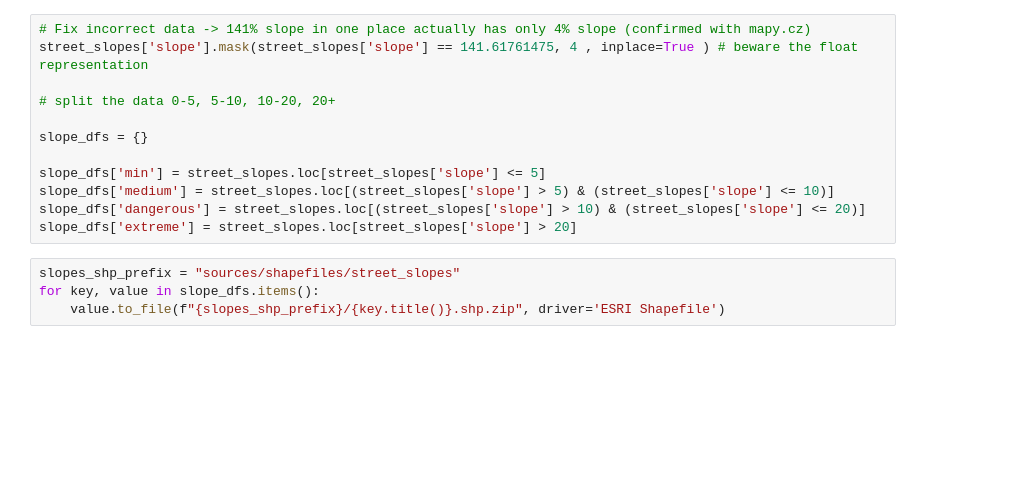
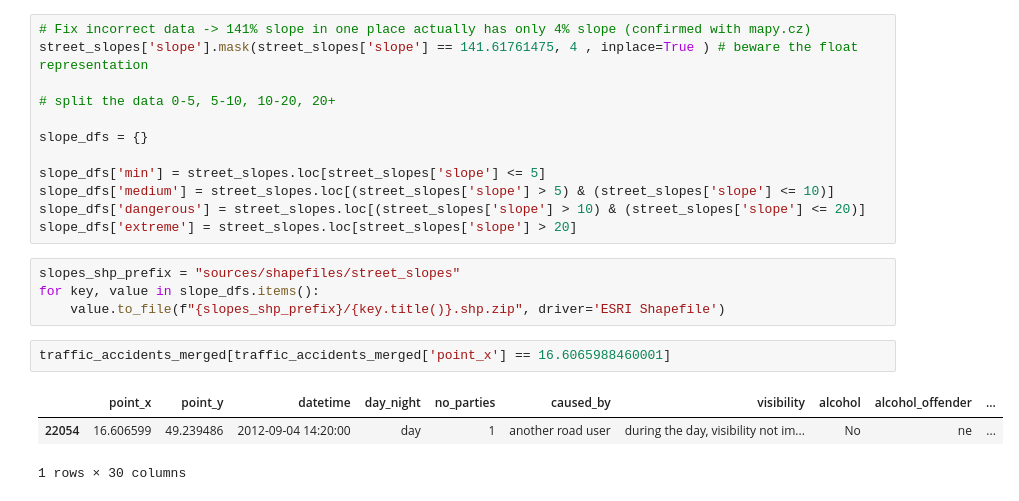
Before and after one commit to cathelyn/cathelyn.github.io, a Jupyter notebook: data_processing.ipynb, the cells around one changed output. Cells and saved outputs as stored; diff of their text form; blank space fills up the shorter version.

```diff
--- a/data_processing.ipynb
+++ b/data_processing.ipynb
@@ -1053,3 +1056,9 @@ slope_dfs['extreme'] = street_slopes.loc[street_slopes['slope'] > 20]
 slopes_shp_prefix = "sources/shapefiles/street_slopes"
 for key, value in slope_dfs.items():
     value.to_file(f"{slopes_shp_prefix}/{key.title()}.shp.zip", driver='ESRI Shapefile')
+# %%
+traffic_accidents_merged[traffic_accidents_merged['point_x'] == 16.6065988460001]
+# %% [output]
+|  | point_x | point_y | datetime | day_night | no_parties | caused_by | visibility | alcohol | alcohol_offender | ... |
+| 22054 | 16.606599 | 49.239486 | 2012-09-04 14:20:00 | day | 1 | another road user | during the day, visibility not im... | No | ne | ... |
+1 rows × 30 columns
```
Also changed, not shown: parts of 36 cells of this notebook, 21 other files.
